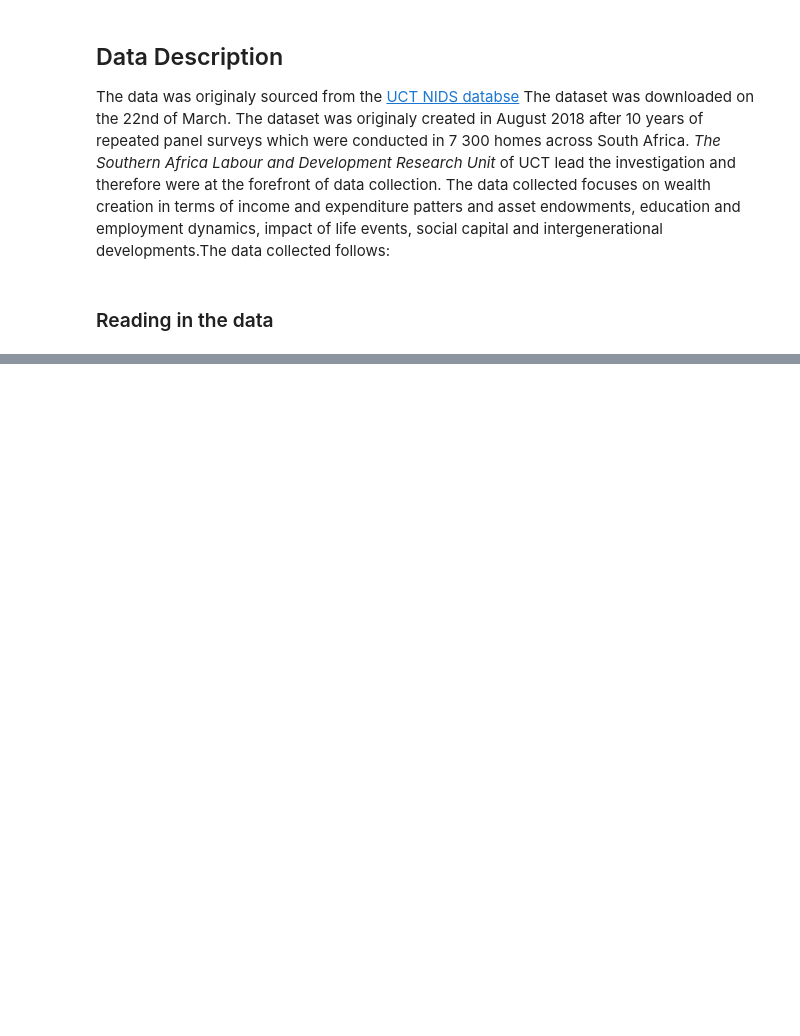
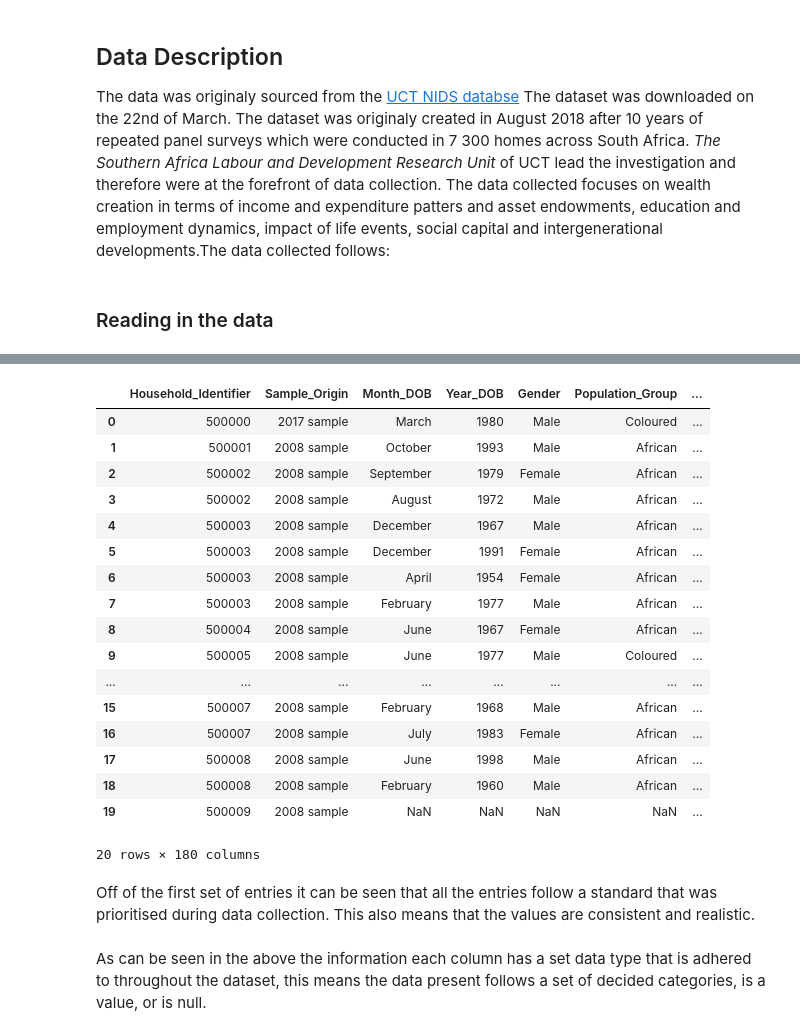
Before and after one commit to DAE-Mini-Project/DEA-Code, a Jupyter notebook: DaeCode.ipynb, the cells around one changed output, grey strips where cells are left out. Saved outputs shown, nothing was run; the diff lists cells and outputs as text; code cells hidden in the pictures; blank space fills up the shorter version.

Commit message:
Data Description Mockup

```diff
--- a/DaeCode.ipynb
+++ b/DaeCode.ipynb
@@ -77,17 +79,24 @@ df_filtered = df[
      'w5_a_incpfnd','w5_a_incpfnd_v','w5_a_incret','w5_a_incret_v','w5_a_incretp','w5_a_incretp_v','w5_a_incrnt','w5_a_incrnt_v','w5_a_incint','w5_a_incint_v',
      'w5_a_incretr','w5_a_incretr_v','w5_a_incinh','w5_a_incinh_v','w5_a_inclob','w5_a_inclob_v','w5_a_incgif','w5_a_incgif_v','w5_a_incloan',
      'w5_a_incloan_v','w5_a_incsale','w5_a_incsale_v','w5_a_inco','w5_a_inco_o','w5_a_inco_v','w5_a_cr',
-     'w5_a_edschgrd','w5_a_edschyr','w5_a_edschage','w5_a_ednsc','w5_a_edexemp','w5_a_edschmth','w5_a_edschmth_o','w5_a_edter',
+     'w5_a_grcurtyp','w5_a_grcurecrel','w5_a_edschgrd','w5_a_edschyr','w5_a_edschage',
+     'w5_a_ednsc','w5_a_edexemp','w5_a_edschmth','w5_a_edschmth_o','w5_a_edter',
      'w5_a_edterlev','w5_a_edterlev_o','w5_a_edteryr','w5_a_edrep','w5_a_ed17cur',
-     'w5_a_ed17curlev_o','w5_a_edlitcomp','w5_a_edlitrden','w5_a_edlitwrten','w5_a_fwbrelinc',
-     'w5_a_fwbstp15','w5_a_fwbstp5yr','w5_a_fwbinc5yr','w5_a_recinh','w5_a_recjob','w5_a_recprof','w5_a_recfin',
+     'w5_a_ed17curlev_o','w5_a_edlitcomp','w5_a_edlitrden','w5_a_edlitwrten','w5_a_decdpid',
+     'w5_a_decdpid2','w5_a_declrgpid','w5_a_declrgpid2','w5_a_wblv','w5_a_fwbrelinc',
+     'w5_a_fwbstp15','w5_a_fwbstp5yr','w5_a_fwbinc5yr','w5_a_wbsat','w5_a_wbsat10yr',
+     'w5_a_trstsa','w5_a_recinh','w5_a_recjob','w5_a_recprof','w5_a_recfin',
      'w5_a_reclob','w5_a_recoth','w5_a_ownveh','w5_a_ownveh_v','w5_a_ownmot',
-     'w5_a_ownmot_v','w5_a_dtbnd','w5_a_dtbnd_b','w5_a_dtbnd_joint','w5_a_ownoth_ind','w5_a_ownowdtot_indshare','w5_a_dtveh','w5_a_dtveh_b',
+     'w5_a_ownmot_v','w5_a_owncom','w5_a_owncel','w5_a_dtbnd','w5_a_dtbnd_b',
+     'w5_a_dtbnd_joint','w5_a_ownoth_ind','w5_a_ownowdtot_indshare','w5_a_dtveh','w5_a_dtveh_b',
      'w5_a_dtveh_joint','w5_a_dtbnk','w5_a_dtbnk_b','w5_a_dtmic','w5_a_dtmic_b',
-     'w5_a_dtstubnk','w5_a_dtstubnk_b','w5_a_dtstuo','w5_a_dtstuo_b','w5_a_dtcre','w5_a_dtcre_b','w5_a_dtstr','w5_a_dtstr_b','w5_a_dthp','w5_a_dthp_b',
-     'w5_a_dtflloan','w5_a_dtflloan_b','w5_a_dtfrloan','w5_a_dtfrloanbal','w5_a_dtmsh','w5_a_dtmsh_b','w5_a_dtemploan','w5_a_dtemploan_b','w5_a_dtunpdtax','w5_a_dtunpdtax_b',
+     'w5_a_dtstubnk','w5_a_dtstubnk_b','w5_a_dtstuo','w5_a_dtstuo_b','w5_a_dtcre',
+     'w5_a_dtcre_b','w5_a_dtstr','w5_a_dtstr_b','w5_a_dthp','w5_a_dthp_b',
+     'w5_a_dtflloan','w5_a_dtflloan_b','w5_a_dtfrloan','w5_a_dtfrloanbal','w5_a_dtmsh',
+     'w5_a_dtmsh_b','w5_a_dtemploan','w5_a_dtemploan_b','w5_a_dtunpdtax','w5_a_dtunpdtax_b',
      'w5_a_dtserarr','w5_a_dtserarr_b','w5_a_dtoth1','w5_a_dtoth1_o','w5_a_dtoth1_b',
-     'w5_a_aspen','w5_a_aspen_v','w5_a_aspen_cat','w5_a_asfin','w5_a_asfin_v','w5_a_asfin_cat','w5_a_asacc','w5_a_asacc_v',
+     'w5_a_aslifeins','w5_a_aspen','w5_a_aspen_v','w5_a_aspen_cat','w5_a_asfin',
+     'w5_a_asfin_v','w5_a_asfin_cat','w5_a_dtstvl','w5_a_asacc','w5_a_asacc_v',
      'w5_a_asacc_cat','w5_a_dtacc_cat','w5_a_assell','w5_a_assell_v']]
 
 #df_filtered
@@ -176 +198,25 @@ a value for how long participants have been married.
 After having analysed the whole dataset it can be stated that the data is of good quality. Is it **Valid**,is it **Accurate**, is it **Complete**, is it **Consistent**, is it **Uniform**
+# %%
+#Viewing entries to determine if a standard is maintained
+df_filtered.head(20)
+# %% [output]
+|  | Household_Identifier | Sample_Origin | Month_DOB | Year_DOB | Gender | Population_Group | ... |
+| 0 | 500000 | 2017 sample | March | 1980 | Male | Coloured | ... |
+| 1 | 500001 | 2008 sample | October | 1993 | Male | African | ... |
+| 2 | 500002 | 2008 sample | September | 1979 | Female | African | ... |
+| 3 | 500002 | 2008 sample | August | 1972 | Male | African | ... |
+| 4 | 500003 | 2008 sample | December | 1967 | Male | African | ... |
+| 5 | 500003 | 2008 sample | December | 1991 | Female | African | ... |
+| 6 | 500003 | 2008 sample | April | 1954 | Female | African | ... |
+| 7 | 500003 | 2008 sample | February | 1977 | Male | African | ... |
+| 8 | 500004 | 2008 sample | June | 1967 | Female | African | ... |
+| 9 | 500005 | 2008 sample | June | 1977 | Male | Coloured | ... |
+| ... | ... | ... | ... | ... | ... | ... | ... |
+| 15 | 500007 | 2008 sample | February | 1968 | Male | African | ... |
+| 16 | 500007 | 2008 sample | July | 1983 | Female | African | ... |
+| 17 | 500008 | 2008 sample | June | 1998 | Male | African | ... |
+| 18 | 500008 | 2008 sample | February | 1960 | Male | African | ... |
+| 19 | 500009 | 2008 sample | NaN | NaN | NaN | NaN | ... |
+20 rows × 180 columns
+# %% [markdown]
+Off of the first set of entries it can be seen that all the entries follow a standard that was prioritised during data collection. This also means that the values are consistent and realistic.
@@ -176,0 +226,2 @@ After having analysed the whole dataset it can be stated that the data is of goo
+# %% [markdown]
+As can be seen in the above the information each column has a set data type that is adhered to throughout the dataset, this means the data present follows a set of decided categories, is a value, or is null.
```
Also changed, not shown: parts of 6 cells of this notebook.
